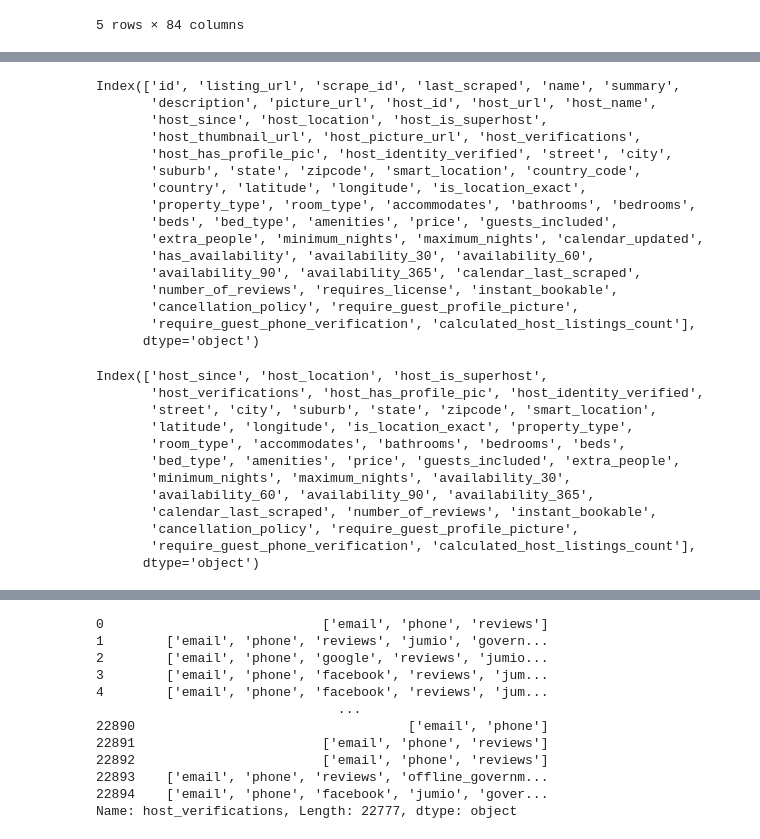
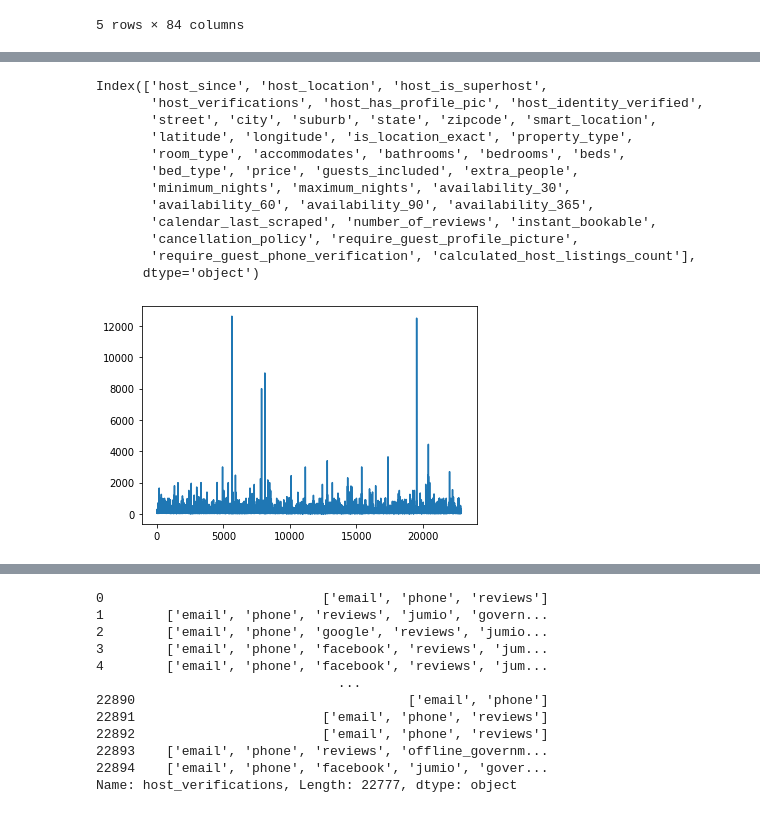
Before and after one commit to MarkoMikulic/ML_Project, a Jupyter notebook: 01 Main file.ipynb, the cells around one changed output, grey strips where cells are left out. Saved outputs shown, nothing was run; the diff lists cells and outputs as text; code cells hidden in the pictures.

```diff
--- a/01 Main file.ipynb
+++ b/01 Main file.ipynb
@@ -24,7 +25,7 @@ from sklearn.ensemble import GradientBoostingRegressor
 from datetime import datetime
 import itertools
 # %%
-data = pd.read_csv("C:/Users/Marko Mikulic/Desktop/ML Projekat/cleansed_listings_dec18.csv")
+data = pd.read_csv("cleansed_listings_dec18.csv")
 # %%
 data.info()
 # %% [output]
@@ -75,24 +61,5 @@ Name: price, Length: 22895, dtype: int64
-# %%
-data.columns
-# %% [output]
-Index(['id', 'listing_url', 'scrape_id', 'last_scraped', 'name', 'summary',
-       'description', 'picture_url', 'host_id', 'host_url', 'host_name',
-       'host_since', 'host_location', 'host_is_superhost',
-       'host_thumbnail_url', 'host_picture_url', 'host_verifications',
-       'host_has_profile_pic', 'host_identity_verified', 'street', 'city',
-       'suburb', 'state', 'zipcode', 'smart_location', 'country_code',
-       'country', 'latitude', 'longitude', 'is_location_exact',
-       'property_type', 'room_type', 'accommodates', 'bathrooms', 'bedrooms',
-       'beds', 'bed_type', 'amenities', 'price', 'guests_included',
-       'extra_people', 'minimum_nights', 'maximum_nights', 'calendar_updated',
-       'has_availability', 'availability_30', 'availability_60',
-       'availability_90', 'availability_365', 'calendar_last_scraped',
-       'number_of_reviews', 'requires_license', 'instant_bookable',
-       'cancellation_policy', 'require_guest_profile_picture',
-       'require_guest_phone_verification', 'calculated_host_listings_count'],
-      dtype='object')
 # %%
-id_type_columns = ['id','listing_url','scrape_id','last_scraped','name','summary','description','picture_url','host_id','host_url','host_name','host_thumbnail_url','host_picture_url',"country_code","country","calendar_updated",'has_availability','requires_license']
+id_type_columns = ['id','listing_url','scrape_id','last_scraped','name','summary','description','picture_url','host_id','host_url','host_name','host_thumbnail_url','host_picture_url','amenities',"country_code","country","calendar_updated",'has_availability','requires_license']
 # %%
 data = data.drop(columns=id_type_columns) #removing features that are not related to price, for instance, host_id and scrape_id
 # %%
@@ -103,11 +70,18 @@ Index(['host_since', 'host_location', 'host_is_superhost',
        'street', 'city', 'suburb', 'state', 'zipcode', 'smart_location',
        'latitude', 'longitude', 'is_location_exact', 'property_type',
        'room_type', 'accommodates', 'bathrooms', 'bedrooms', 'beds',
-       'bed_type', 'amenities', 'price', 'guests_included', 'extra_people',
+       'bed_type', 'price', 'guests_included', 'extra_people',
        'minimum_nights', 'maximum_nights', 'availability_30',
        'availability_60', 'availability_90', 'availability_365',
        'calendar_last_scraped', 'number_of_reviews', 'instant_bookable',
        'cancellation_policy', 'require_guest_profile_picture',
        'require_guest_phone_verification', 'calculated_host_listings_count'],
       dtype='object')
+# %%
+# Distribution of prices
+
+plt.plot(data['price'])
+plt.show()
+# %% [output]
+[figure, added]
 # %%
```
Also changed, not shown: parts of 59 cells of this notebook.
